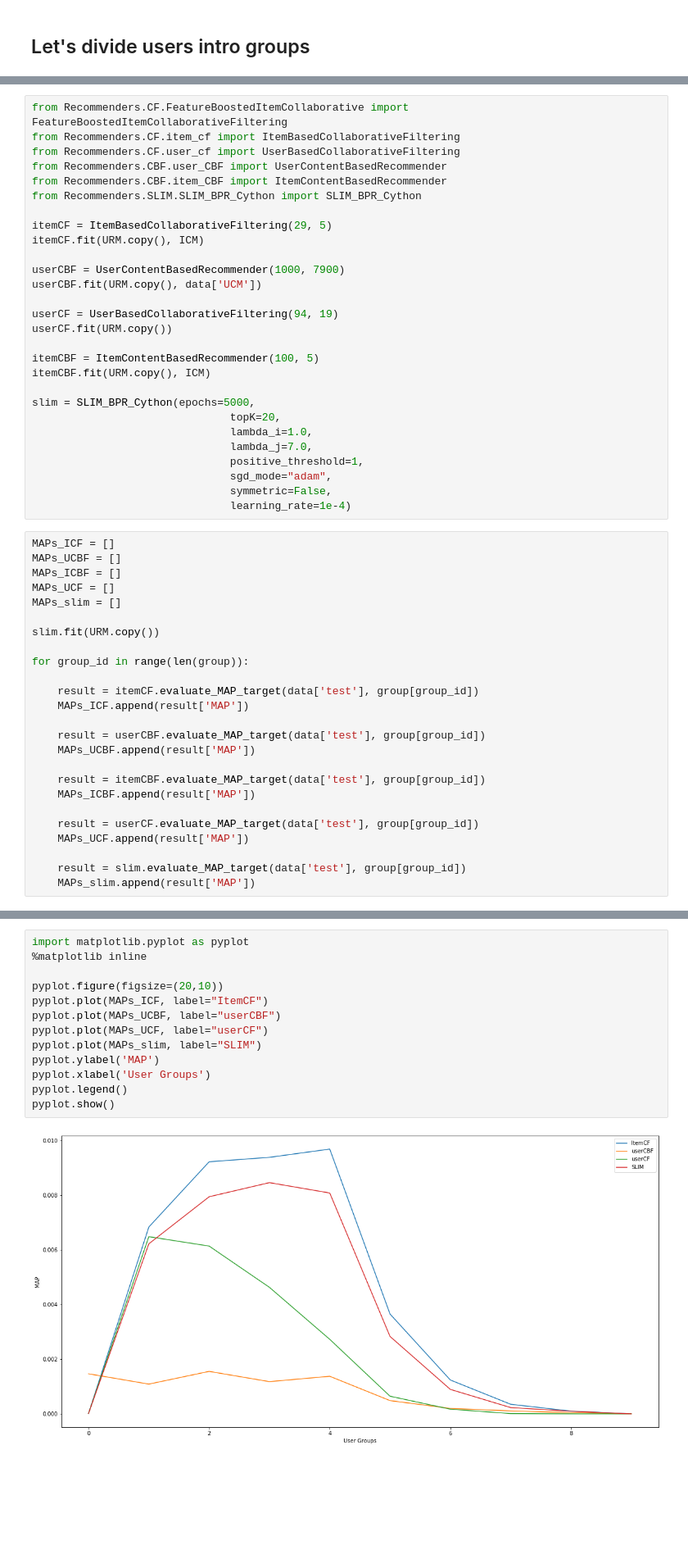
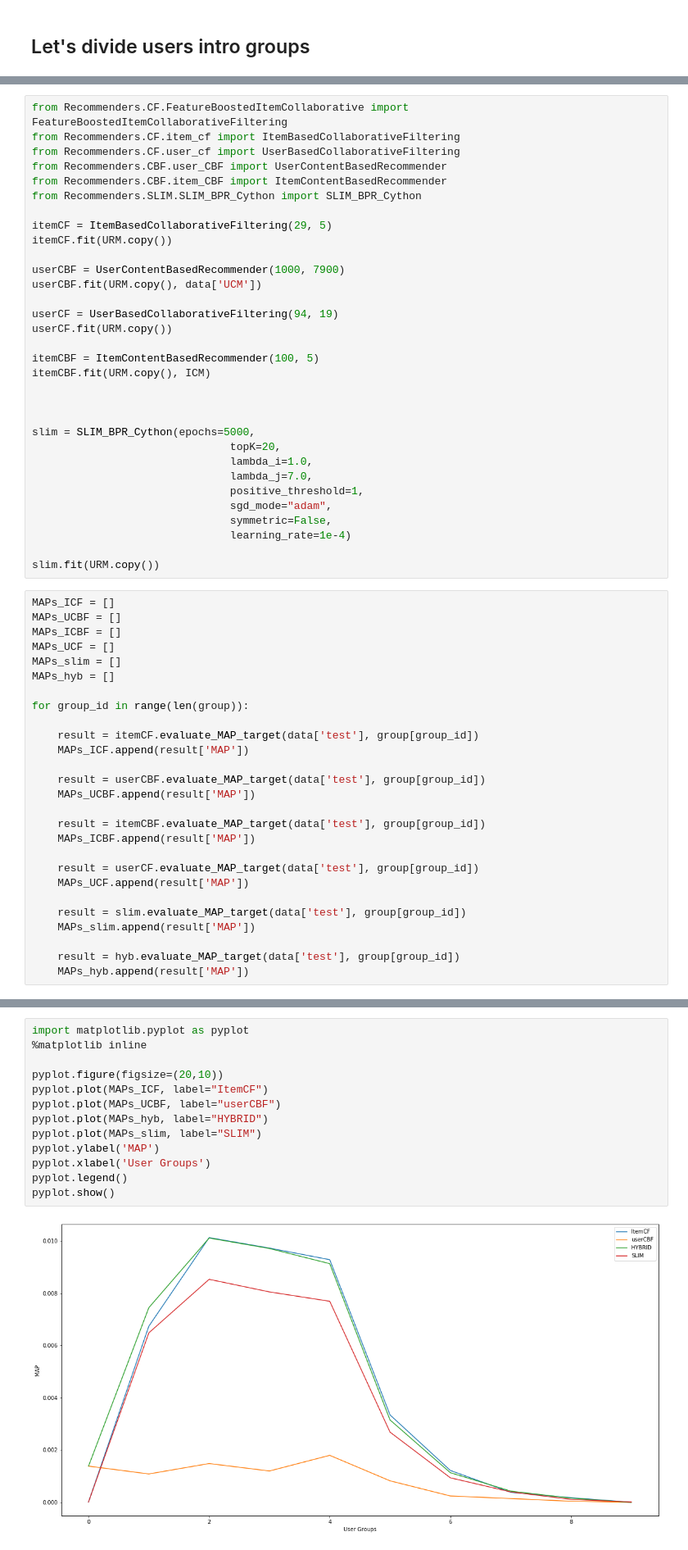
Before and after one commit to MattRighetti/recsys-2019, a Jupyter notebook: UWH.ipynb, the cells around one changed output, grey strips where cells are left out. Shown at 82% size. Cells and saved outputs as stored; diff of their text form; blank space fills up the shorter version.

```diff
--- a/UWH.ipynb
+++ b/UWH.ipynb
@@ -91,7 +146,7 @@ from Recommenders.CBF.item_CBF import ItemContentBasedRecommender
 from Recommenders.SLIM.SLIM_BPR_Cython import SLIM_BPR_Cython
 
 itemCF = ItemBasedCollaborativeFiltering(29, 5)
-itemCF.fit(URM.copy(), ICM)
+itemCF.fit(URM.copy())
 
 userCBF = UserContentBasedRecommender(1000, 7900)
 userCBF.fit(URM.copy(), data['UCM'])
@@ -102,6 +157,8 @@ userCF.fit(URM.copy())
 itemCBF = ItemContentBasedRecommender(100, 5)
 itemCBF.fit(URM.copy(), ICM)
 
+
+
 slim = SLIM_BPR_Cython(epochs=5000,
                                topK=20,
                                lambda_i=1.0,
@@ -110,14 +167,15 @@ slim = SLIM_BPR_Cython(epochs=5000,
                                sgd_mode="adam",
                                symmetric=False,
                                learning_rate=1e-4)
+
+slim.fit(URM.copy())
 # %%
 MAPs_ICF = []
 MAPs_UCBF = []
 MAPs_ICBF = []
 MAPs_UCF = []
 MAPs_slim = []
-
-slim.fit(URM.copy())
+MAPs_hyb = []
 
 for group_id in range(len(group)):
 
@@ -135,5 +193,8 @@ for group_id in range(len(group)):
 
     result = slim.evaluate_MAP_target(data['test'], group[group_id])
     MAPs_slim.append(result['MAP'])
+
+    result = hyb.evaluate_MAP_target(data['test'], group[group_id])
+    MAPs_hyb.append(result['MAP'])
 # %% [output]
 ItemBasedCollaborativeFiltering -> MAP: 0.0000  TOTAL MISS=2813 Relevant=4
@@ -152,18 +213,18 @@ UserContentBasedRecommender -> MAP: 0.0016      TOTAL MISS=4403 Relevant=153
 # %%
 import matplotlib.pyplot as pyplot
 %matplotlib inline
 
 pyplot.figure(figsize=(20,10))
 pyplot.plot(MAPs_ICF, label="ItemCF")
 pyplot.plot(MAPs_UCBF, label="userCBF")
-pyplot.plot(MAPs_UCF, label="userCF")
+pyplot.plot(MAPs_hyb, label="HYBRID")
 pyplot.plot(MAPs_slim, label="SLIM")
 pyplot.ylabel('MAP')
 pyplot.xlabel('User Groups')
 pyplot.legend()
 pyplot.show()
 # %% [output]
-[figure, old version]
+[figure, new version]
 # %% [markdown]
 # UserCBF tuning for cold users
 # %%
```
Also changed, not shown: parts of 3 cells of this notebook, 1 other file.
